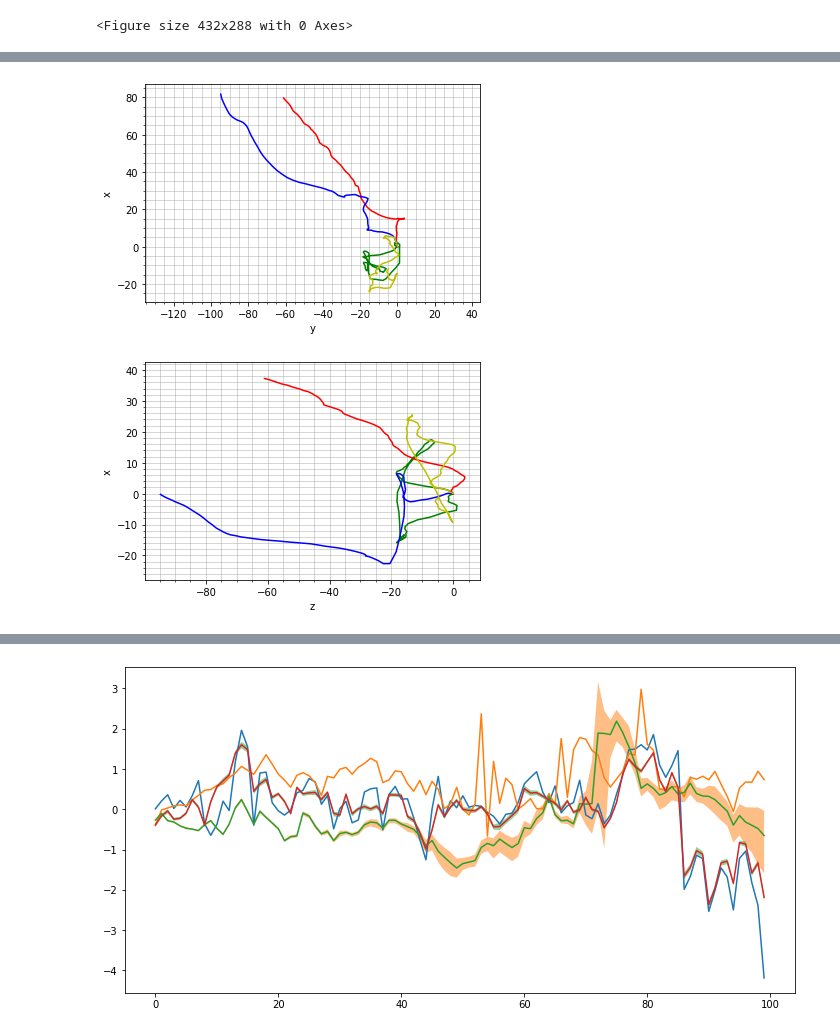
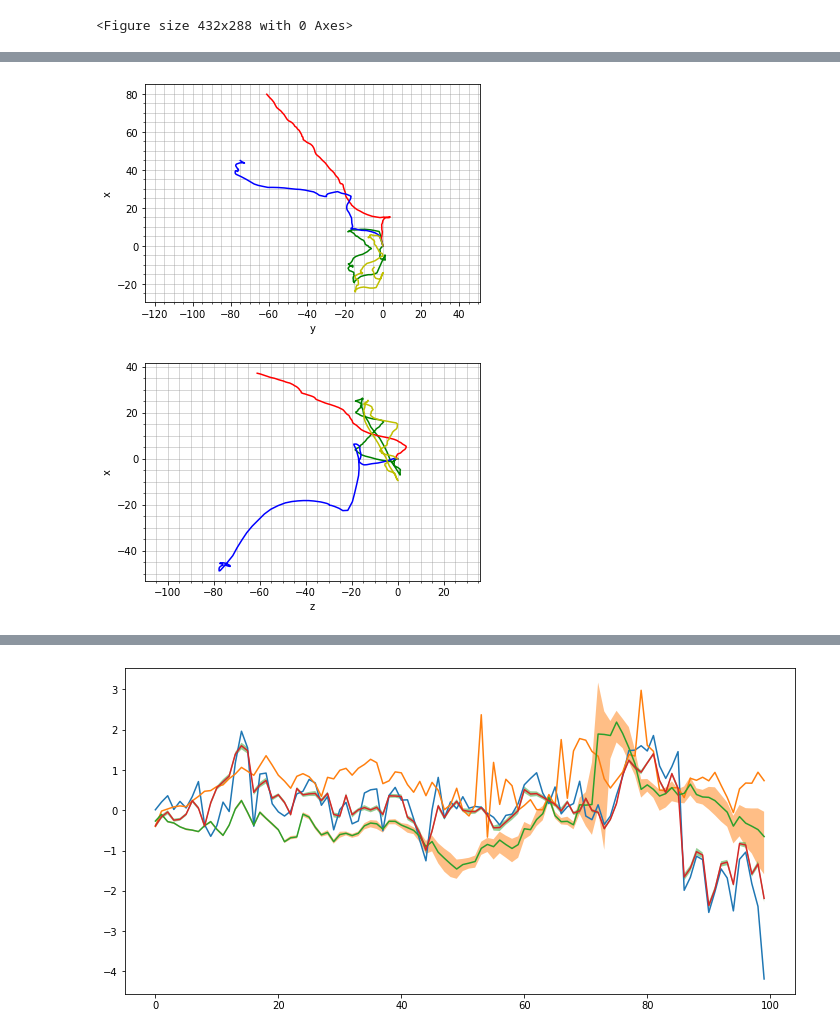
Before and after one commit to rjk2147/Dynamics-Model-Search, a Jupyter notebook: dynamics/src/best_results_compare_and_contrast.ipynb, the cells around one changed output, grey strips where cells are left out. Saved outputs shown, nothing was run; the diff lists cells and outputs as text; code cells hidden in the pictures.

Commit message:
corrected bug in xy plots

```diff
--- a/dynamics/src/best_results_compare_and_contrast.ipynb
+++ b/dynamics/src/best_results_compare_and_contrast.ipynb
@@ -159,11 +159,11 @@ plot_multimodel_position_curve(true=compute_position_from_velocity(Y_test[n, :,
 # %%
-plot_multimodel_2D_position_curve(trueX=compute_position_from_velocity(Y_test[n, :, 0].data.cpu().numpy()), trueY=compute_position_from_velocity(Y_train[n, :, 1].data.cpu().numpy()), predX=(compute_position_from_velocity(Y_hat0[0, :, 0]), compute_position_from_velocity(Y_hat1[0, :, 0]), compute_position_from_velocity(Y_hat2[0, :, 0])), predY=(compute_position_from_velocity(Y_hat0[0, :, 1]), compute_position_from_velocity(Y_hat1[0, :, 1]), compute_position_from_velocity(Y_hat2[0, :, 1])), axis='equal') # xy-position
+plot_multimodel_2D_position_curve(trueX=compute_position_from_velocity(Y_test[n, :, 0].data.cpu().numpy()), trueY=compute_position_from_velocity(Y_test[n, :, 1].data.cpu().numpy()), predX=(compute_position_from_velocity(Y_hat0[0, :, 0]), compute_position_from_velocity(Y_hat1[0, :, 0]), compute_position_from_velocity(Y_hat2[0, :, 0])), predY=(compute_position_from_velocity(Y_hat0[0, :, 1]), compute_position_from_velocity(Y_hat1[0, :, 1]), compute_position_from_velocity(Y_hat2[0, :, 1])), axis='equal') # xy-position
 # %% [output]
-[figure, old version]
+[figure, new version]
 # %%
-plot_multimodel_2D_position_curve(trueX=compute_position_from_velocity(Y_test[n, :, 0].data.cpu().numpy()), trueY=compute_position_from_velocity(Y_train[n, :, 2].data.cpu().numpy()), predX=(compute_position_from_velocity(Y_hat0[0, :, 0]), compute_position_from_velocity(Y_hat1[0, :, 0]), compute_position_from_velocity(Y_hat2[0, :, 0])), predY=(compute_position_from_velocity(Y_hat0[0, :, 2]), compute_position_from_velocity(Y_hat1[0, :, 2]), compute_position_from_velocity(Y_hat2[0, :, 2])), xlabel='x', ylabel='z', axis='equal') # xz-position
+plot_multimodel_2D_position_curve(trueX=compute_position_from_velocity(Y_test[n, :, 0].data.cpu().numpy()), trueY=compute_position_from_velocity(Y_test[n, :, 2].data.cpu().numpy()), predX=(compute_position_from_velocity(Y_hat0[0, :, 0]), compute_position_from_velocity(Y_hat1[0, :, 0]), compute_position_from_velocity(Y_hat2[0, :, 0])), predY=(compute_position_from_velocity(Y_hat0[0, :, 2]), compute_position_from_velocity(Y_hat1[0, :, 2]), compute_position_from_velocity(Y_hat2[0, :, 2])), xlabel='x', ylabel='z', axis='equal') # xz-position
 # %% [output]
-[figure, old version]
+[figure, new version]
 # %%
 plot_multimodel_2D_position_curve(trueX=compute_position_from_velocity(Y_test[n, :, 1].data.cpu().numpy()), trueY=compute_position_from_velocity(Y_train[n, :, 2].data.cpu().numpy()), predX=(compute_position_from_velocity(Y_hat0[0, :, 1]), compute_position_from_velocity(Y_hat1[0, :, 1]), compute_position_from_velocity(Y_hat2[0, :, 1])), predY=(compute_position_from_velocity(Y_hat0[0, :, 2]), compute_position_from_velocity(Y_hat1[0, :, 2]), compute_position_from_velocity(Y_hat2[0, :, 2])), xlabel='y', ylabel='z', axis='equal') # yz-position
 # %% [output]
```
Also changed, not shown: parts of 7 cells of this notebook.
